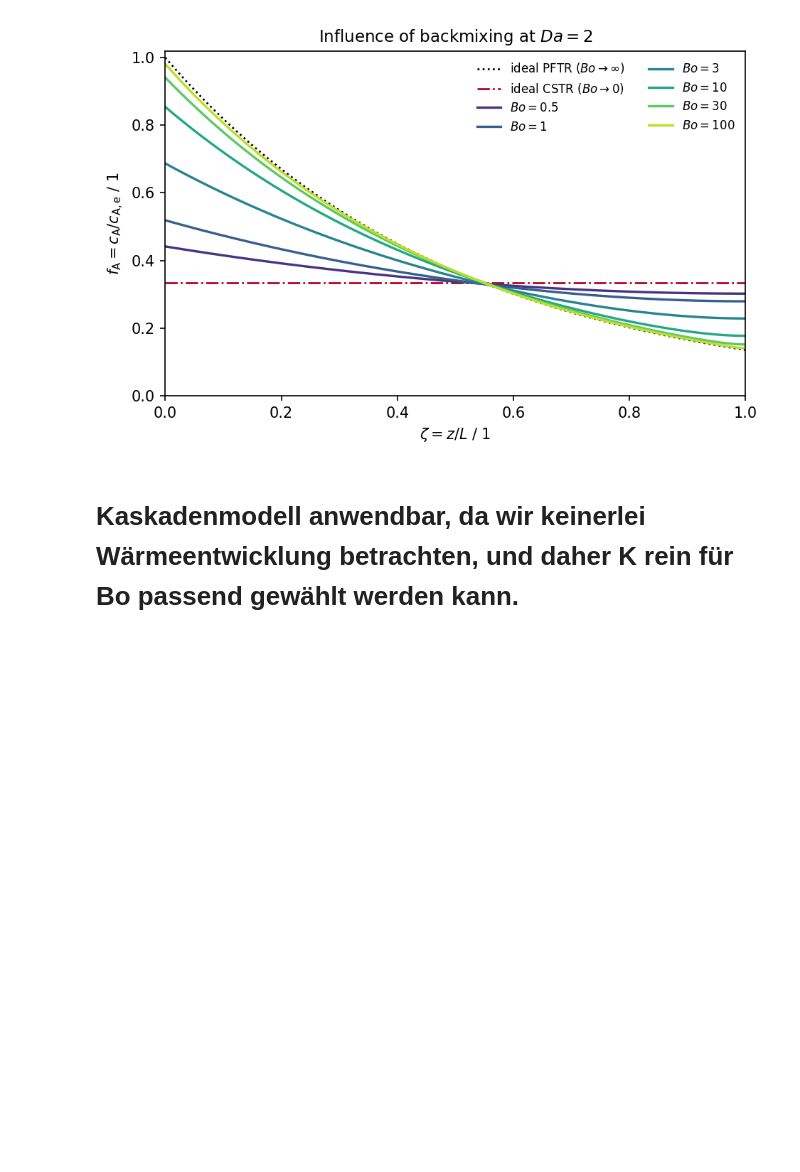
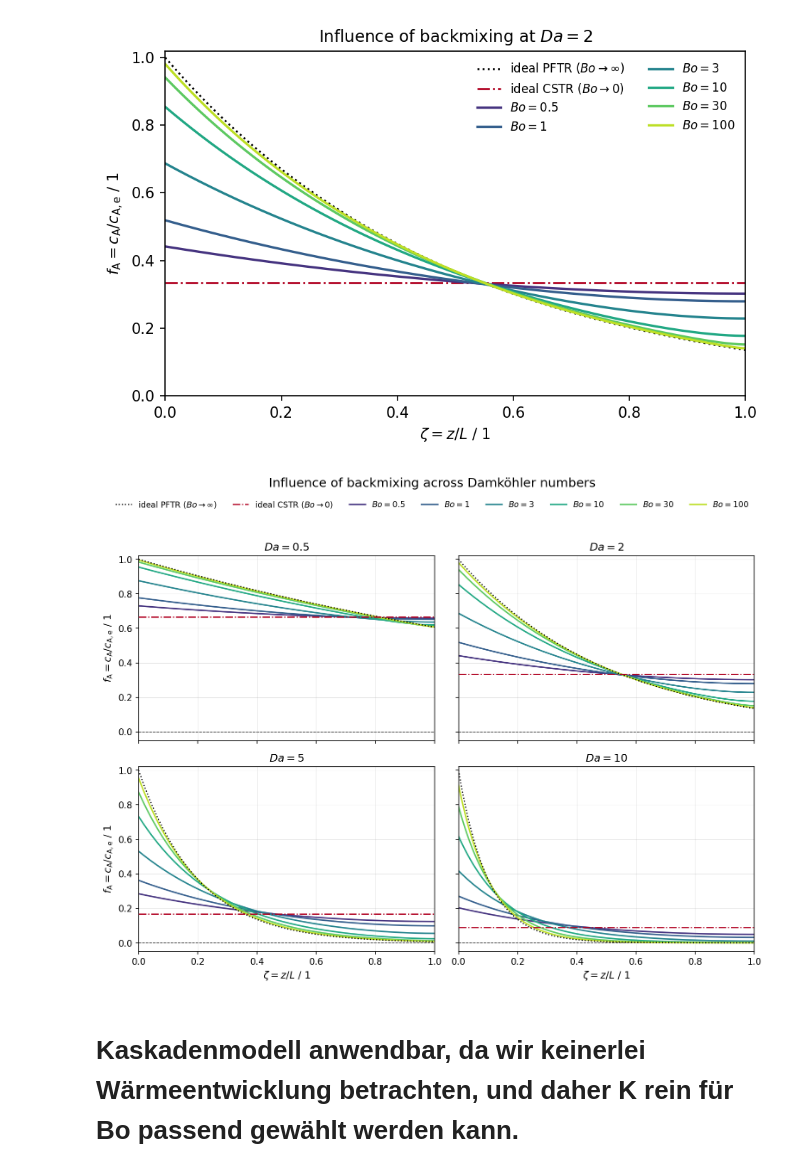
Before and after one commit to PeterSchoenung/CRE3-Assignment-4, a Jupyter notebook: CRE3_Assignment_4_26_Group_2.ipynb, the cells around one changed output. Drawn from its saved outputs; the diff is of its cells as text; code cells hidden in the pictures; blank space fills up the shorter version.

```diff
--- a/CRE3_Assignment_4_26_Group_2.ipynb
+++ b/CRE3_Assignment_4_26_Group_2.ipynb
@@ -684,6 +688,60 @@ fig.savefig("Influence_of_backmixing_at_Da_2.png", dpi=fig_dpi, bbox_inches="tig
 plt.show()
 # %% [output]
 [figure]
+# %%
+# ============================================================
+# 3.3  Da-SWEEP — Bo profiles across four Damköhler numbers
+# ============================================================
+# Same Bo sweep as in the single-Da plot above, now repeated for four Da.
+# Each panel shows the transition from CSTR-like (low Bo) to PFR-like (high Bo)
+# together with the two ideal limits, which shift with Da.
+# --- plot variables (top of cell) ---
+fig_w, fig_h, fig_dpi = 10.5, 8.0, 150
+n_rows, n_cols        = 2, 2
+Da_values             = [0.5, 2, 5, 10]                 # reaction speed: slow -> very fast
+Bo_sweep              = np.array([0.5, 1, 3, 10, 30, 100])   # same sweep as the single-Da plot
+n_prof                = 400
+zeta                  = np.linspace(0, 1, n_prof)       # dimensionless axial coordinate z/L
+cmap                  = plt.cm.viridis
+col_pfr, col_cstr     = "#000000", "#b00020"           # ideal-limit line colours (match 3.3 single-Da plot)
+lw_prof, lw_lim       = 1.6, 1.3
+grid_lw, grid_alpha   = 0.5, 0.35
+n_cases               = len(Bo_sweep)
+colors                = cmap(np.linspace(0.15, 0.9, n_cases))   # low -> high Bo
+
+fig, axes = plt.subplots(n_rows, n_cols, figsize=(fig_w, fig_h), dpi=fig_dpi,
+                         sharex=True, sharey=True)
+axes_flat = axes.flatten()
+
+for ax, Da_i in zip(axes_flat, Da_values):
+    # ideal bounding cases (shift with Da)
+    ax.plot(zeta, np.exp(-Da_i * zeta), color=col_pfr, lw=lw_lim, ls=":", zorder=3,
+            label=r"ideal PFTR ($Bo\to\infty$)")
+    ax.axhline(1 / (1 + Da_i), color=col_cstr, lw=lw_lim, ls="-.", zorder=3,
+               label=r"ideal CSTR ($Bo\to 0$)")
+    ax.axhline(0, color="k", lw=0.75, ls="--", zorder=1)   # zero line for visual reference
+    # BVP profiles for increasing Bo at this Da
+    for Bo_i, c in zip(Bo_sweep, colors):
+        f_i = solve_dispersion(Bo_i, Da=Da_i).sol(zeta * L)[0] / c_A_in
+        ax.plot(zeta, f_i, color=c, lw=lw_prof, label=rf"$Bo = {Bo_i:g}$")
+    ax.set_title(rf"$Da = {Da_i:g}$", fontsize=12)
+    ax.set_xlim(0, 1); ax.set_ylim(-0.05, 1.02)
+    ax.grid(True, lw=grid_lw, alpha=grid_alpha)
+
+# axis labels only on outer panels
+for a in axes[-1, :]: a.set_xlabel(r"$\zeta = z/L$ / 1", fontsize=11)
+for a in axes[:, 0]:  a.set_ylabel(r"$f_\mathrm{A} = c_\mathrm{A}/c_\mathrm{A,e}$ / 1", fontsize=11)
+
+# single shared legend (Bo values identical across panels)
+handles, labels = axes_flat[0].get_legend_handles_labels()
+fig.legend(handles, labels, loc="upper center", bbox_to_anchor=(0.5, 0.965),
+           ncol=8, fontsize=9, frameon=False)
+fig.suptitle("Influence of backmixing across Damköhler numbers", fontsize=14, y=0.995)
+fig.tight_layout(rect=[0, 0, 1, 0.93])
+fig.savefig("Influence_of_backmixing_Da_sweep.png", dpi=fig_dpi, bbox_inches="tight")
+plt.show()
+# %% [output]
+[figure, added]
 # %% [markdown]
 # Kaskadenmodell anwendbar, da wir keinerlei Wärmeentwicklung betrachten, und daher K rein für Bo passend gewählt werden kann.
 # %% [markdown]
```
Also changed, not shown: parts of 4 cells of this notebook, 1 other file.
